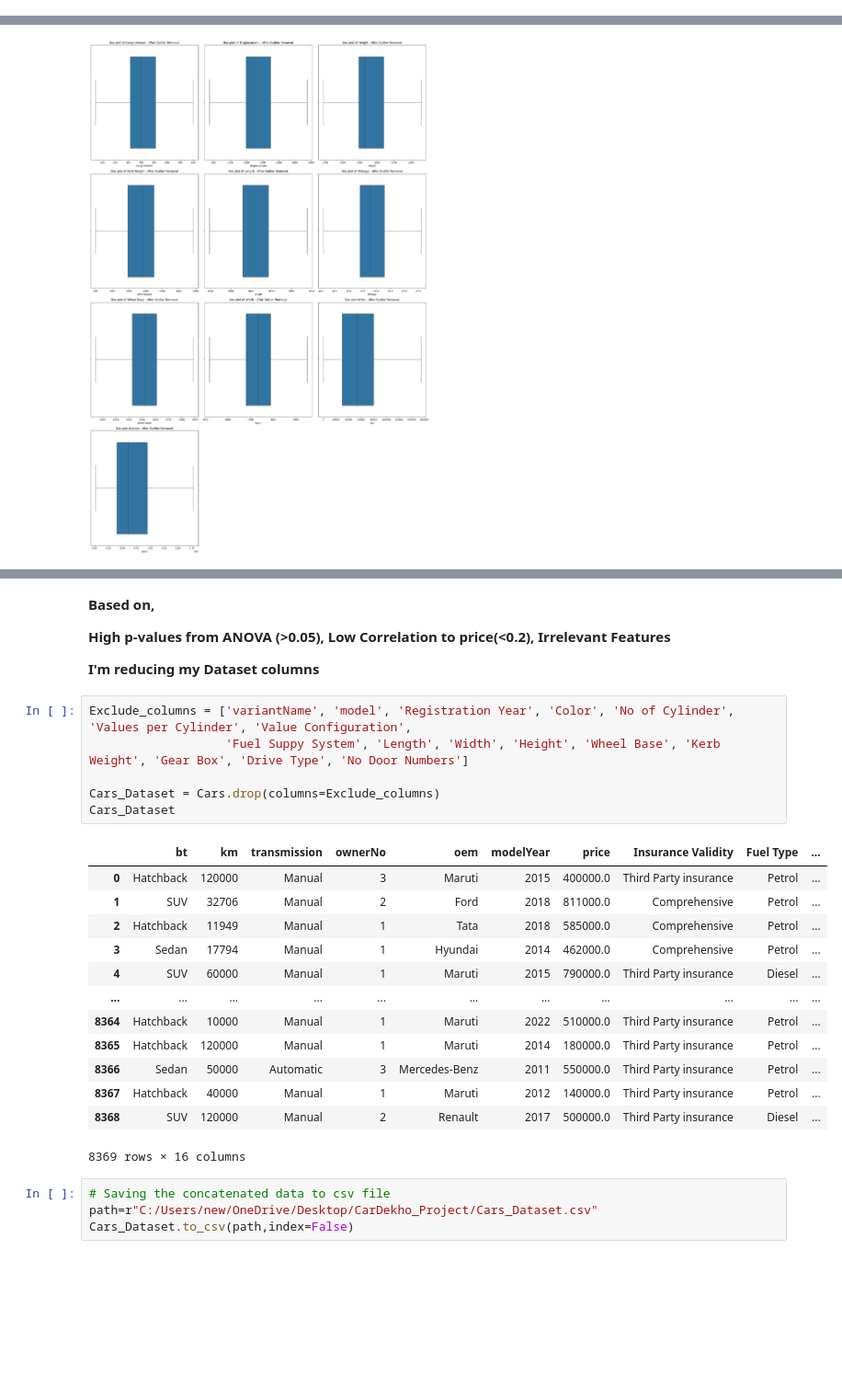
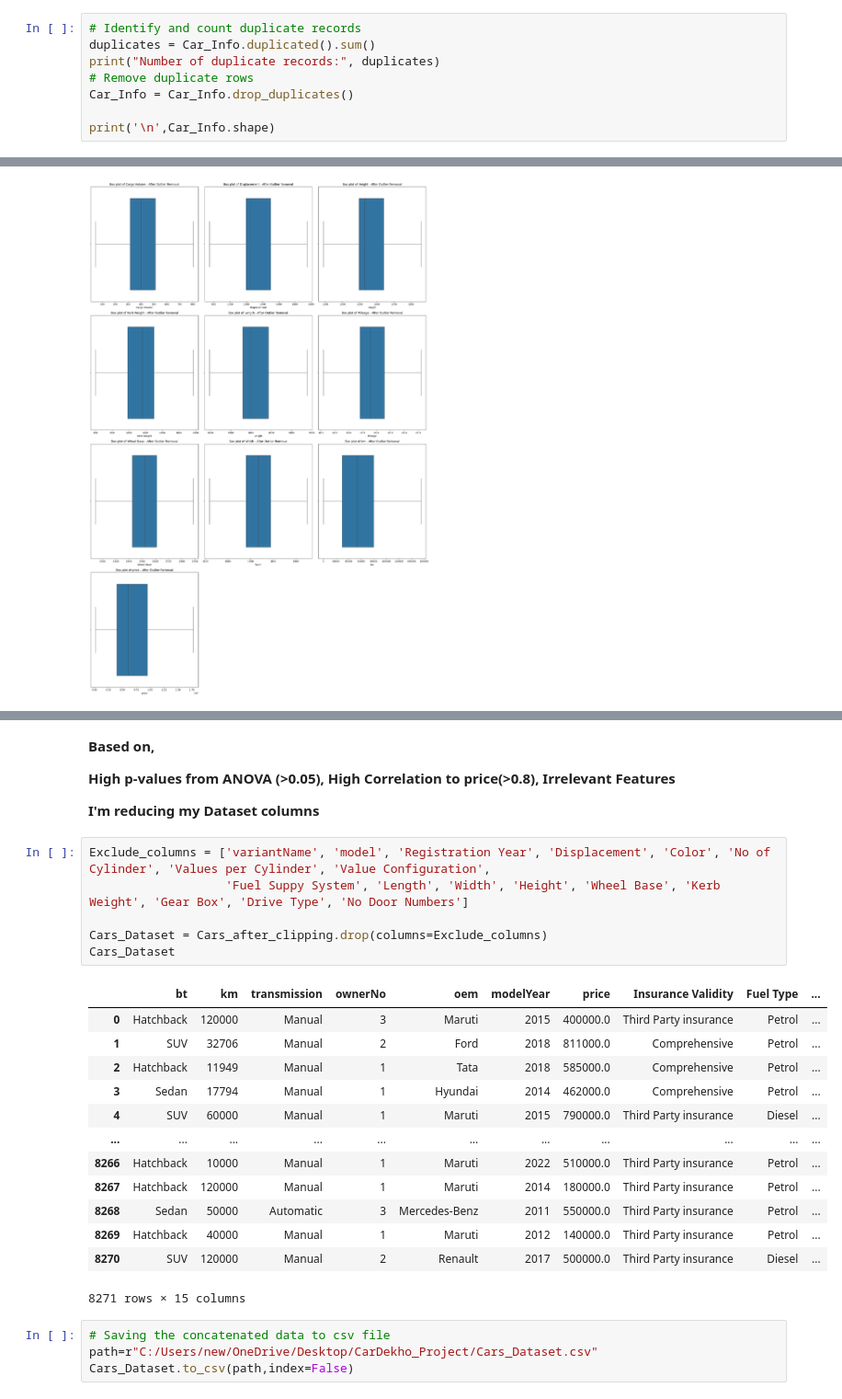
Before and after one commit to Mirthu24/Guvi-Project_3, a Jupyter notebook: Project_3.ipynb, the cells around one changed output, grey strips where cells are left out. Shown at 92% size. Saved outputs shown, nothing was run; the diff lists cells and outputs as text; blank space fills up the shorter version.

```diff
--- a/Project_3.ipynb
+++ b/Project_3.ipynb
@@ -618,3 +618,11 @@ null_data = Car_Info.isnull().sum()
 print(null_data[null_data>0])
 # %% [output]
 Series([], dtype: int64)
+# %%
+# Identify and count duplicate records
+duplicates = Car_Info.duplicated().sum()
+print("Number of duplicate records:", duplicates)
+# Remove duplicate rows
+Car_Info = Car_Info.drop_duplicates()
+
+print('\n',Car_Info.shape)
@@ -911,29 +906,29 @@ ANOVA for City: p-value = 8.68366040470506e-49
 # %% [markdown]
 **Based on,**
 
-**High p-values from ANOVA (>0.05), Low Correlation to price(<0.2), Irrelevant Features**
+**High p-values from ANOVA (>0.05), High Correlation to price(>0.8), Irrelevant Features**
 
 **I'm reducing my Dataset columns**
 # %%
-Exclude_columns = ['variantName', 'model', 'Registration Year', 'Color', 'No of Cylinder', 'Values per Cylinder', 'Value Configuration',
+Exclude_columns = ['variantName', 'model', 'Registration Year', 'Displacement', 'Color', 'No of Cylinder', 'Values per Cylinder', 'Value Configuration',
                    'Fuel Suppy System', 'Length', 'Width', 'Height', 'Wheel Base', 'Kerb Weight', 'Gear Box', 'Drive Type', 'No Door Numbers']
 
-Cars_Dataset = Cars.drop(columns=Exclude_columns)
+Cars_Dataset = Cars_after_clipping.drop(columns=Exclude_columns)
 Cars_Dataset
 # %% [output]
 |  | bt | km | transmission | ownerNo | oem | modelYear | price | Insurance Validity | Fuel Type | ... |
 | 0 | Hatchback | 120000 | Manual | 3 | Maruti | 2015 | 400000.0 | Third Party insurance | Petrol | ... |
 | 1 | SUV | 32706 | Manual | 2 | Ford | 2018 | 811000.0 | Comprehensive | Petrol | ... |
 | 2 | Hatchback | 11949 | Manual | 1 | Tata | 2018 | 585000.0 | Comprehensive | Petrol | ... |
 | 3 | Sedan | 17794 | Manual | 1 | Hyundai | 2014 | 462000.0 | Comprehensive | Petrol | ... |
 | 4 | SUV | 60000 | Manual | 1 | Maruti | 2015 | 790000.0 | Third Party insurance | Diesel | ... |
 | ... | ... | ... | ... | ... | ... | ... | ... | ... | ... | ... |
-| 8364 | Hatchback | 10000 | Manual | 1 | Maruti | 2022 | 510000.0 | Third Party insurance | Petrol | ... |
-| 8365 | Hatchback | 120000 | Manual | 1 | Maruti | 2014 | 180000.0 | Third Party insurance | Petrol | ... |
-| 8366 | Sedan | 50000 | Automatic | 3 | Mercedes-Benz | 2011 | 550000.0 | Third Party insurance | Petrol | ... |
-| 8367 | Hatchback | 40000 | Manual | 1 | Maruti | 2012 | 140000.0 | Third Party insurance | Petrol | ... |
-| 8368 | SUV | 120000 | Manual | 2 | Renault | 2017 | 500000.0 | Third Party insurance | Diesel | ... |
+| 8266 | Hatchback | 10000 | Manual | 1 | Maruti | 2022 | 510000.0 | Third Party insurance | Petrol | ... |
+| 8267 | Hatchback | 120000 | Manual | 1 | Maruti | 2014 | 180000.0 | Third Party insurance | Petrol | ... |
+| 8268 | Sedan | 50000 | Automatic | 3 | Mercedes-Benz | 2011 | 550000.0 | Third Party insurance | Petrol | ... |
+| 8269 | Hatchback | 40000 | Manual | 1 | Maruti | 2012 | 140000.0 | Third Party insurance | Petrol | ... |
+| 8270 | SUV | 120000 | Manual | 2 | Renault | 2017 | 500000.0 | Third Party insurance | Diesel | ... |
-8369 rows × 16 columns
+8271 rows × 15 columns
 # %%
 # Saving the concatenated data to csv file
 path=r"C:/Users/new/OneDrive/Desktop/CarDekho_Project/Cars_Dataset.csv"
```
Also changed, not shown: parts of 19 cells of this notebook, 1 other file.
